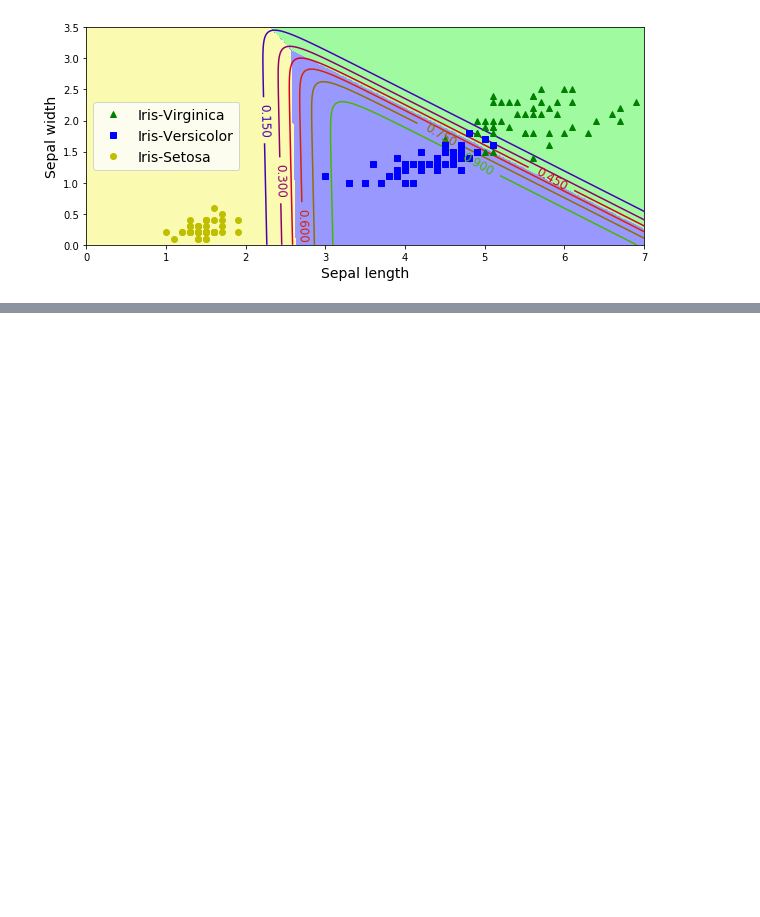
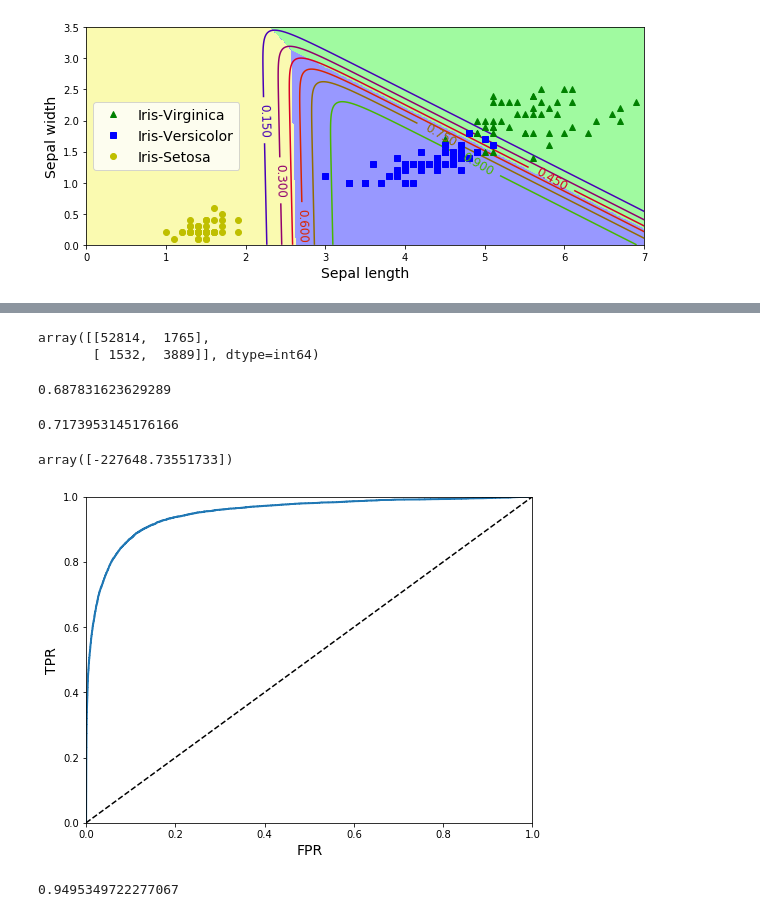
Before and after one commit to YJSYJSYJS/python_machineLearning, a Jupyter notebook: week9/classification_practice.ipynb, the cells around one changed output, grey strips where cells are left out. Saved outputs shown, nothing was run; the diff lists cells and outputs as text; code cells hidden in the pictures; blank space fills up the shorter version.

```diff
--- a/week9/classification_practice.ipynb
+++ b/week9/classification_practice.ipynb
@@ -253,0 +310,3 @@ plt.show()
+# %%
+y = y.astype(np.int)
+y[36000]
@@ -253,0 +315,12 @@ plt.show()
+# %%
+X_train, X_test, y_train, y_test = X[:60000], X[60000:], y[:60000], y[60000:]
+# %%
+shuffle_index = np.random.permutation(60000)
+X_train, y_train = X_train[shuffle_index], y_train[shuffle_index]
+y_train_5 = (y_train == 5)
+y_test_5 = (y_test == 5)
+
+from sklearn.linear_model import SGDClassifier
+
+sgd_clf = SGDClassifier(max_iter=5, random_state=42)
+sgd_clf.fit(X_train, y_train_5)
@@ -253,0 +358,52 @@ plt.show()
+# %%
+from sklearn.model_selection import cross_val_predict
+
+y_train_pred = cross_val_predict(sgd_clf, X_train, y_train_5, cv=3)
+
+from sklearn.metrics import confusion_matrix
+
+confusion_matrix(y_train_5, y_train_pred)
+# %% [output]
+array([[52814,  1765],
+       [ 1532,  3889]], dtype=int64)
+# %%
+from sklearn.metrics import precision_score, recall_score
+
+precision_score(y_train_5, y_train_pred)
+# %% [output]
+0.687831623629289
+# %%
+recall_score(y_train_5, y_train_pred)
+# %% [output]
+0.7173953145176166
+# %%
+y_scores = sgd_clf.decision_function([some_digit])
+y_scores
+# %% [output]
+array([-227648.73551733])
+# %%
+y_scores = cross_val_predict(sgd_clf, X_train, y_train_5, cv=3, method="decision_function")
+# %%
+from sklearn.metrics import roc_curve
+
+fpr, tpr, thresholds = roc_curve(y_train_5, y_scores)
+
+def plot_roc_curve(fpr, tpr, label=None):
+    plt.plot(fpr, tpr, linewidth=2, label=label)
+    plt.plot([0,1], [0,1], 'k--')
+    plt.axis([0,1,0,1])
+    plt.xlabel('FPR', fontsize=14)
+    plt.ylabel('TPR', fontsize=14)
+
+plt.figure(figsize=(8, 6))
+plot_roc_curve(fpr, tpr)
+
+plt.show()
+# %% [output]
+[figure, added]
+# %%
+from sklearn.metrics import roc_auc_score
+
+roc_auc_score(y_train_5, y_scores)
+# %% [output]
+0.9495349722277067
```
Also changed, not shown: parts of 23 cells of this notebook, 5 other files.
